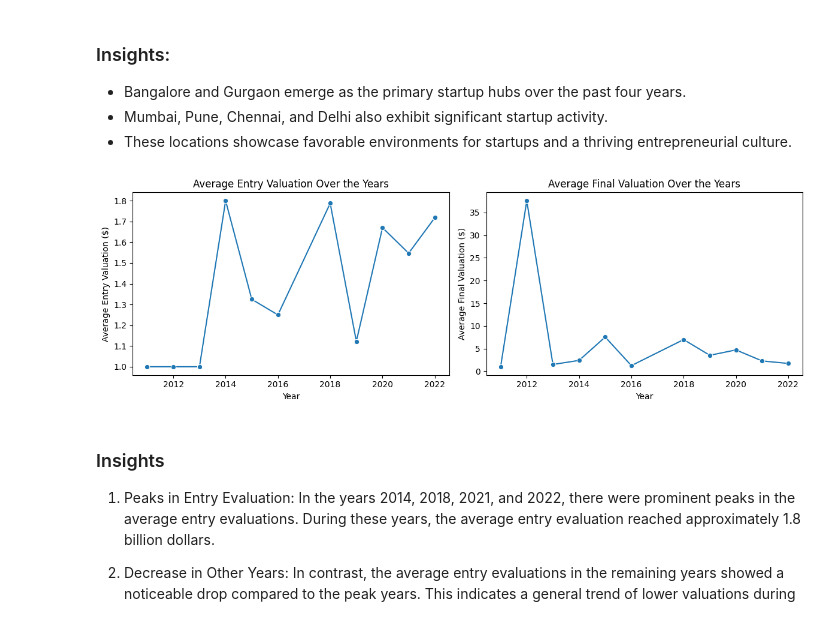
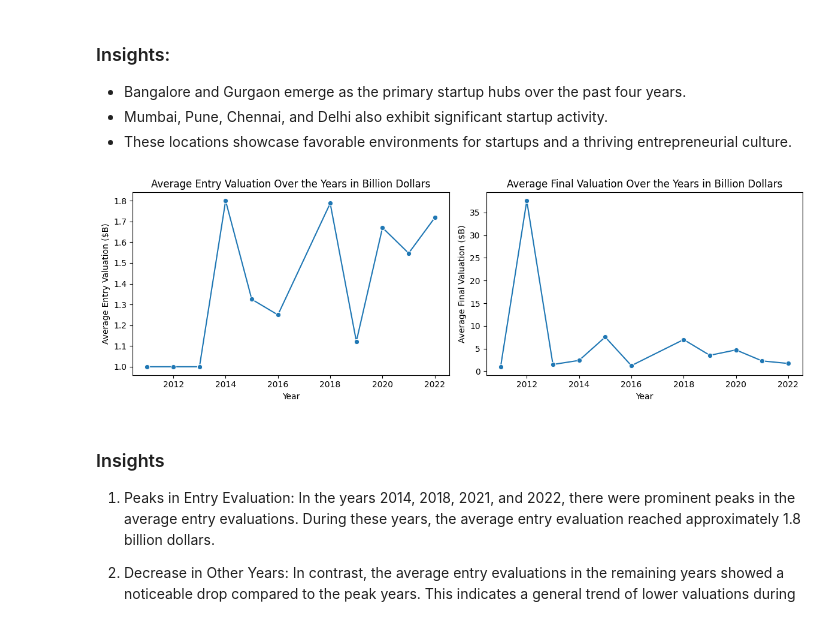
Before and after one commit to lokesh10111/Analysis-of-Startups-in-India, a Jupyter notebook: Notebooks/Notebook1.ipynb, the cells around one changed output. Cells and saved outputs as stored; diff of their text form; code cells hidden in the pictures.

```diff
--- a/Notebooks/Notebook1.ipynb
+++ b/Notebooks/Notebook1.ipynb
@@ -245,27 +257,27 @@ plot_location_hubs(df, [2019, 2020, 2021, 2022])
 # %%
 import seaborn as sns
 import matplotlib.pyplot as plt
 
 average_entry_valuation = df.groupby('Year')['Entry_Valuation ($B)'].mean().reset_index()
 plt.figure(figsize=(12, 4))
 plt.subplot(1, 2, 1)
 sns.lineplot(data=average_entry_valuation, x='Year', y='Entry_Valuation ($B)', marker='o')
 plt.xlabel('Year')
-plt.ylabel('Average Entry Valuation ($)')
-plt.title('Average Entry Valuation Over the Years')
+plt.ylabel('Average Entry Valuation ($B)')
+plt.title('Average Entry Valuation Over the Years in Billion Dollars')
 
 # Line plot: Average final valuation over the years
 average_final_valuation = df.groupby('Year')['Final_Valuation ($B)'].mean().reset_index()
 plt.subplot(1, 2, 2)
 sns.lineplot(data=average_final_valuation, x='Year', y='Final_Valuation ($B)', marker='o')
 plt.xlabel('Year')
-plt.ylabel('Average Final Valuation ($)')
-plt.title('Average Final Valuation Over the Years')
+plt.ylabel('Average Final Valuation ($B)')
+plt.title('Average Final Valuation Over the Years in Billion Dollars')
 
 plt.tight_layout()
 plt.show()
 # %% [output]
-[figure, old version]
+[figure, new version]
 # %% [markdown]
 ### Insights
 1. Peaks in Entry Evaluation: In the years 2014, 2018, 2021, and 2022, there were prominent peaks in the average entry evaluations. During these years, the average entry evaluation reached approximately 1.8 billion dollars.
```
Also changed, not shown: parts of 4 cells of this notebook, 10 other files.
